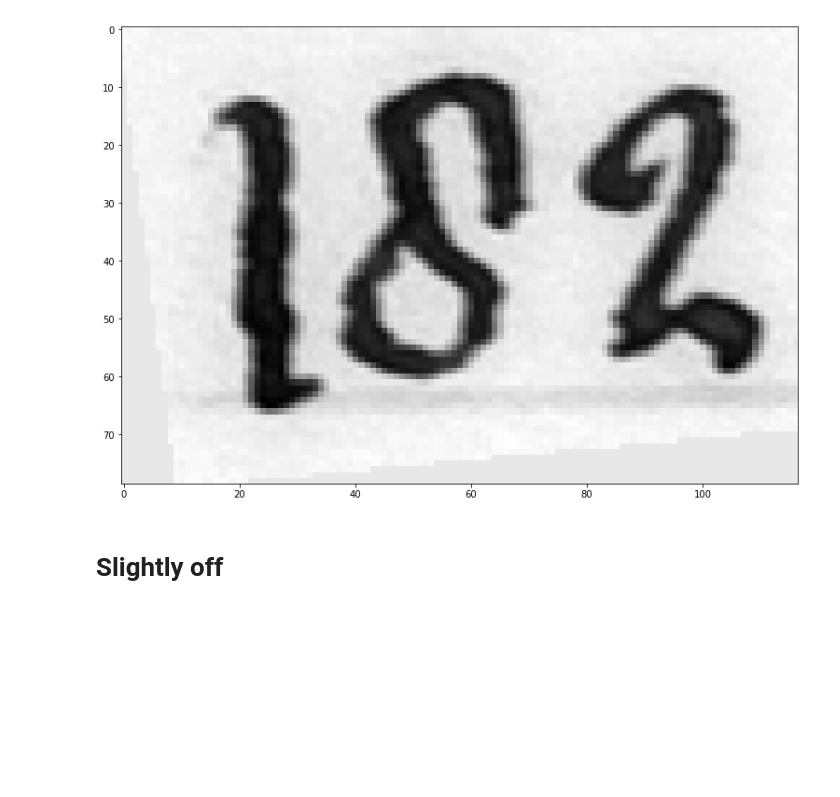
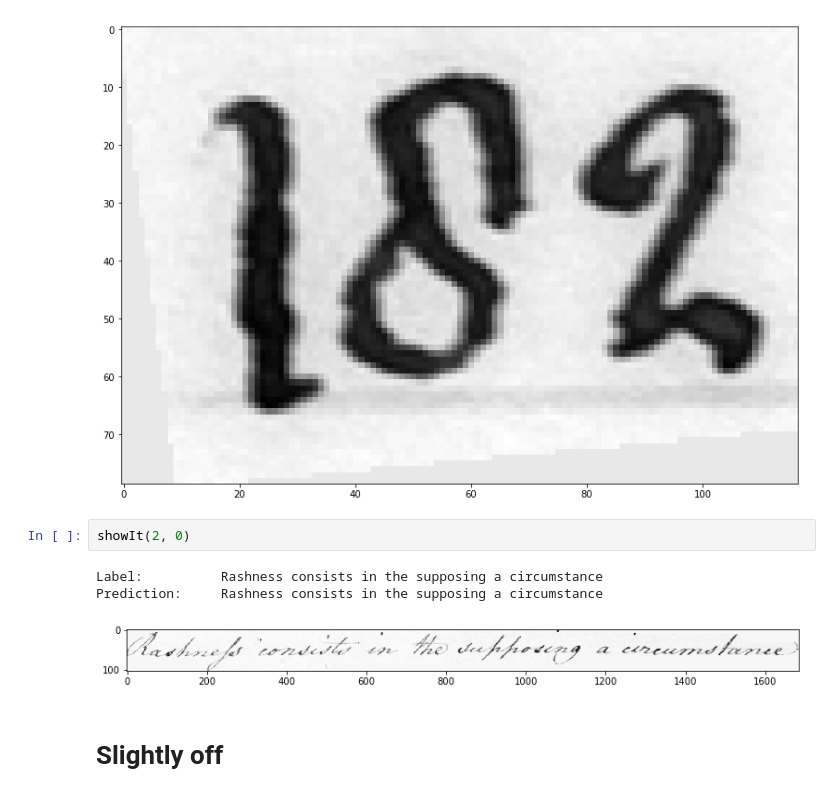
Before and after one commit to danhan52/text_recognition, a Jupyter notebook: modeling/view_predictions_temp.ipynb, the cells around one changed output. Drawn from its saved outputs; the diff is of its cells as text; blank space fills up the shorter version.

```diff
--- a/modeling/view_predictions_temp.ipynb
+++ b/modeling/view_predictions_temp.ipynb
@@ -99,6 +99,12 @@ showIt(0, 13)
 Label:          182
 Prediction:     182
 [figure]
+# %%
+showIt(2, 0)
+# %% [output]
+Label:          Rashness consists in the supposing a circumstance
+Prediction:     Rashness consists in the supposing a circumstance
+[figure, added]
 # %% [markdown]
 # Slightly off
 # %%
```
Also changed, not shown: parts of 2 cells of this notebook, 1 other file.
